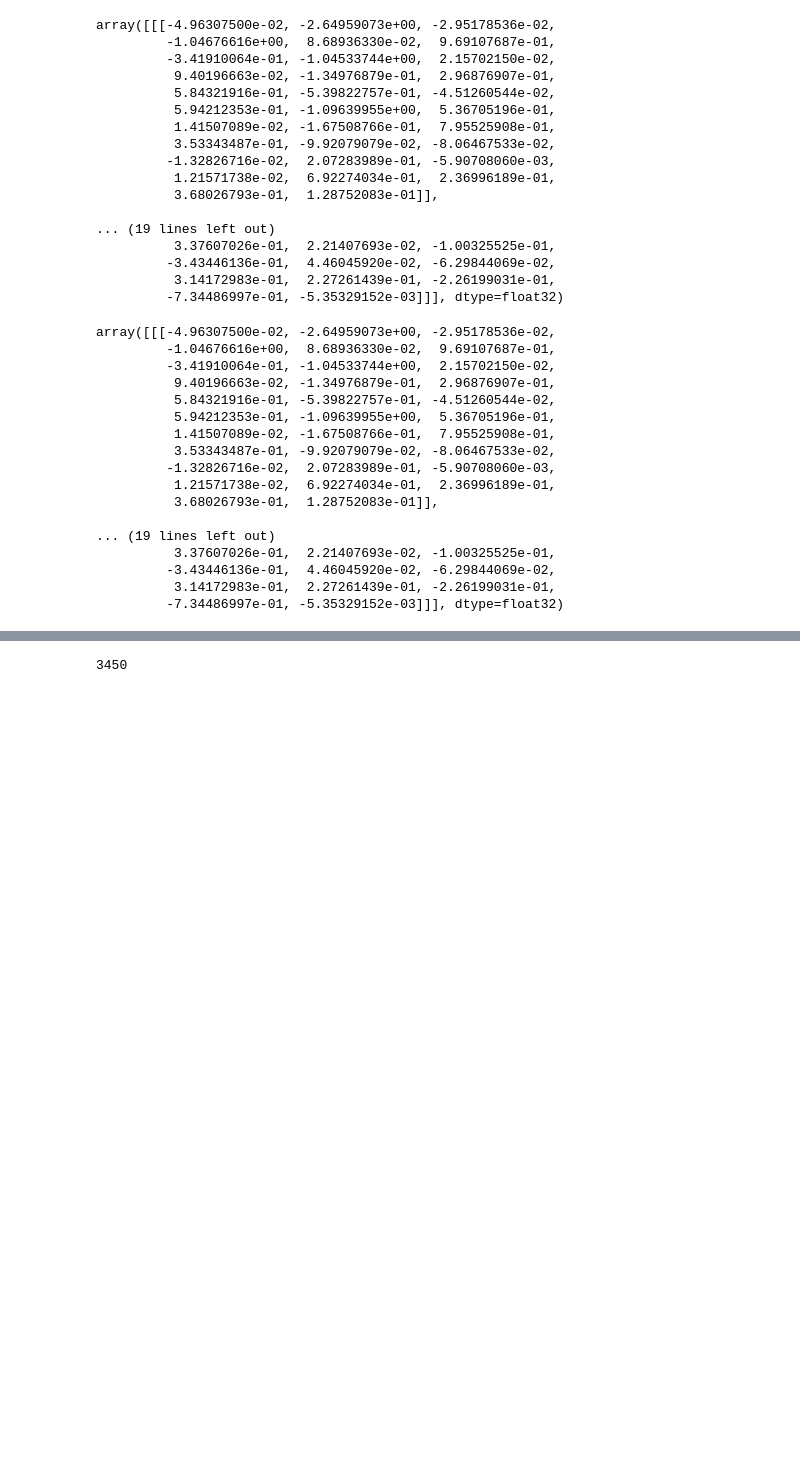
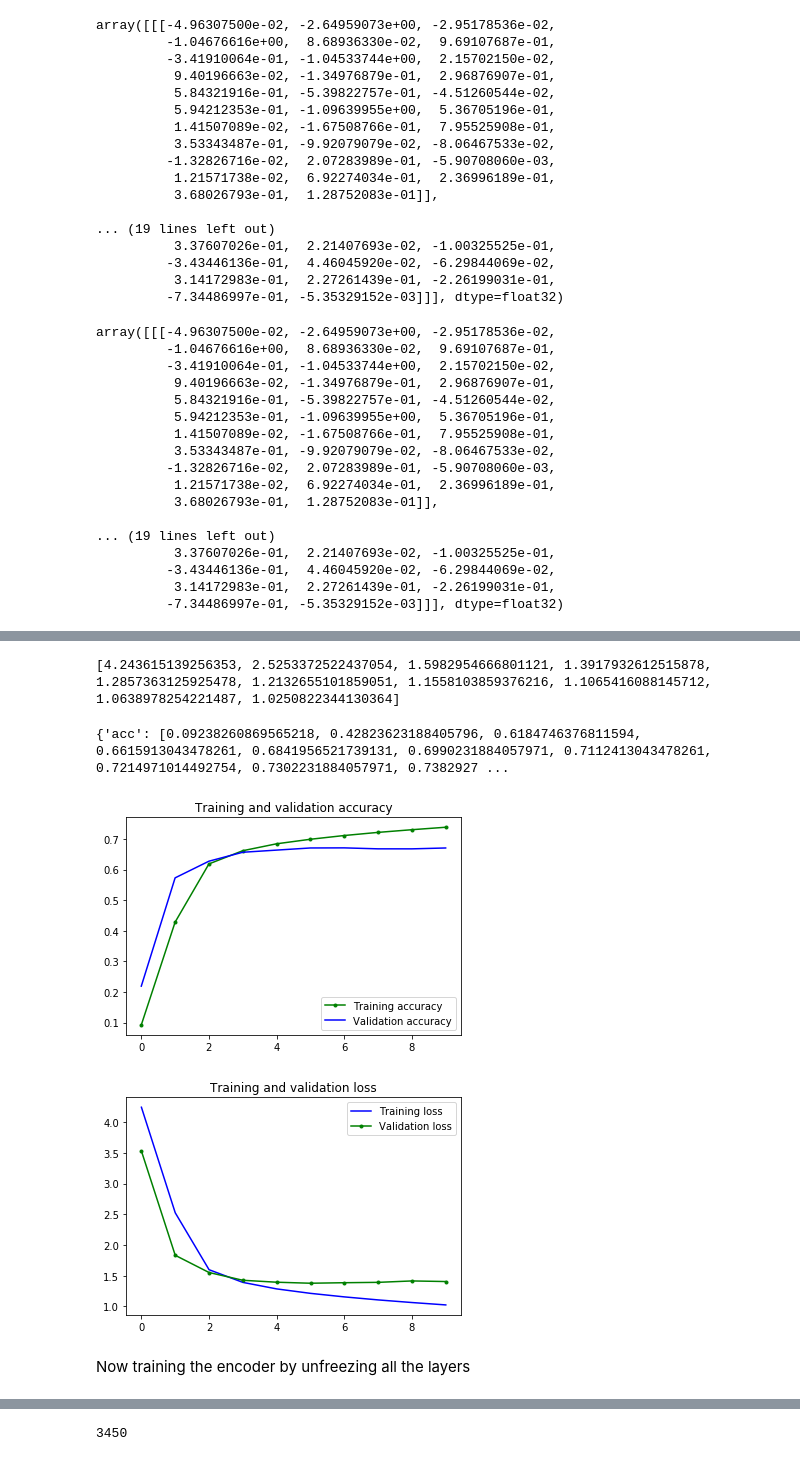
Before and after one commit to lipim12/CS6140-ML-Doodle-Recognition, a Jupyter notebook: autoencoder.ipynb, the cells around one changed output, grey strips where cells are left out. Drawn from its saved outputs; the diff is of its cells as text; code cells hidden in the pictures; blank space fills up the shorter version.

```diff
--- a/autoencoder.ipynb
+++ b/autoencoder.ipynb
@@ -479,5 +476,39 @@ Epoch 4/10
+# %%
+print(classify_train1.history['loss'])
+with open('2ndenoder_frozen_layers_history', 'ab') as f:
+    pickle.dump(classify_train1.history, f)
+# %% [output]
+[4.243615139256353, 2.5253372522437054, 1.5982954666801121, 1.3917932612515878, 1.2857363125925478, 1.2132655101859051, 1.1558103859376216, 1.1065416088145712, 1.0638978254221487, 1.0250822344130364]
+# %%
+hist2={}
+with open('2ndenoder_frozen_layers_history', 'rb') as fp:
+    hist2=pickle.load(fp)
+print(hist2)
+# %% [output]
+{'acc': [0.09238260869565218, 0.42823623188405796, 0.6184746376811594, 0.6615913043478261, 0.6841956521739131, 0.6990231884057971, 0.7112413043478261, 0.7214971014492754, 0.7302231884057971, 0.7382927 ...
+# %%
+accuracy = hist2['acc']
+val_accuracy = hist2['val_acc']
+loss = hist2['loss']
+val_loss = hist2['val_loss']
+epochs = range(len(accuracy))
+plt.plot(epochs, accuracy,color='green',marker='o',markersize=3, label='Training accuracy')
+plt.plot(epochs, val_accuracy, 'b', label='Validation accuracy')
+plt.title('Training and validation accuracy')
+plt.legend()
+plt.figure()
+plt.plot(epochs, loss, 'b', label='Training loss')
+plt.plot(epochs, val_loss, color='green',marker='o',markersize=3, label='Validation loss')
+plt.title('Training and validation loss')
+plt.legend()
+plt.show()
+# %% [output]
+[figure, added]
+[figure, added]
 # %%
 full_model.save_weights('autoencoder_classification.h5')
+# %% [markdown]
+Now training the encoder by unfreezing all the layers
 # %%
 for layer in full_model.layers[0:19]:
     layer.trainable = True
```
Also changed, not shown: parts of 47 cells of this notebook.
